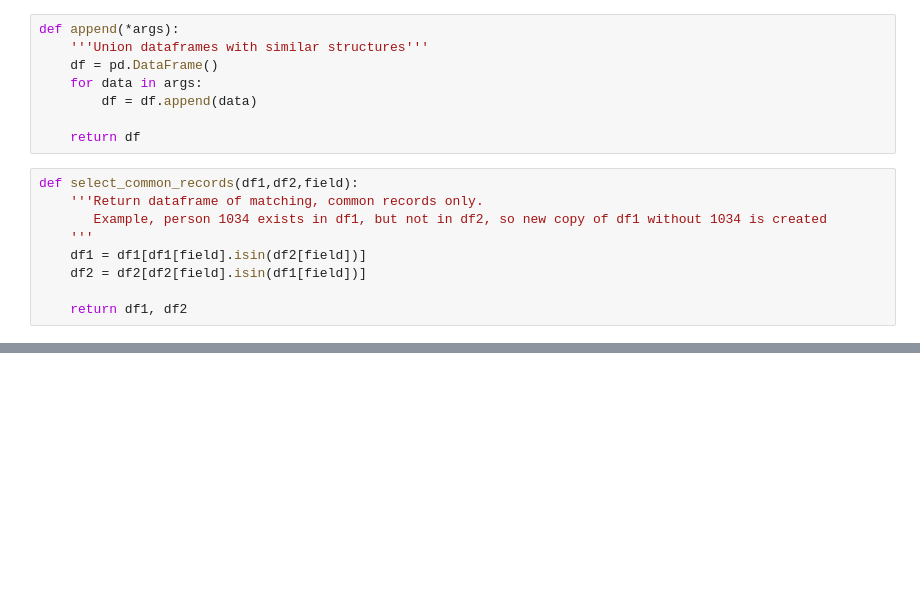
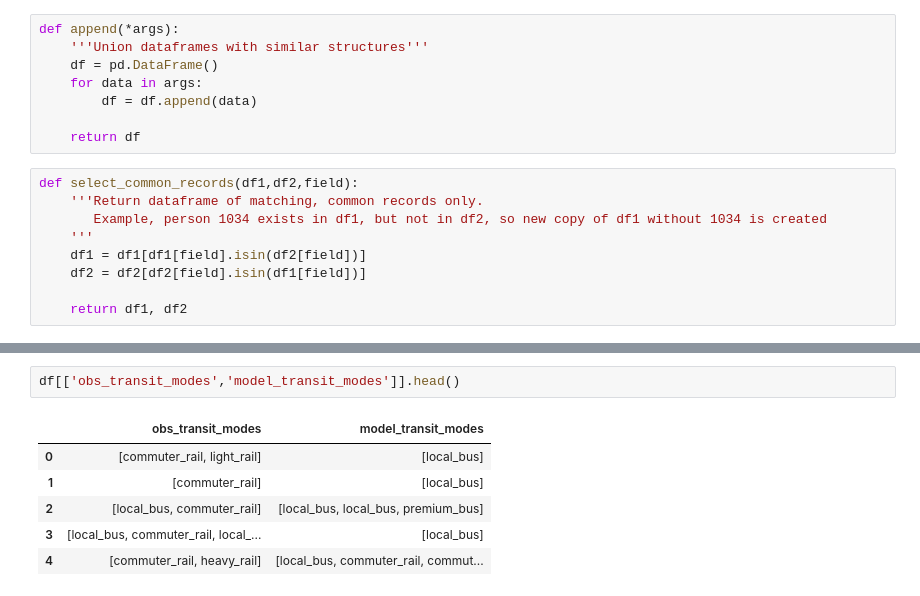
Before and after one commit to sfcta/fast-trips-validation, a Jupyter notebook: notebooks/prepare_fasttrips.ipynb, the cells around one changed output, grey strips where cells are left out. Drawn from its saved outputs; the diff is of its cells as text; blank space fills up the shorter version.

```diff
--- a/notebooks/prepare_fasttrips.ipynb
+++ b/notebooks/prepare_fasttrips.ipynb
@@ -647,0 +181,9 @@ export_df
+# %%
+df[['obs_transit_modes','model_transit_modes']].head()
+# %% [output]
+|  | obs_transit_modes | model_transit_modes |
+| 0 | [commuter_rail, light_rail] | [local_bus] |
+| 1 | [commuter_rail] | [local_bus] |
+| 2 | [local_bus, commuter_rail] | [local_bus, local_bus, premium_bus] |
+| 3 | [local_bus, commuter_rail, local_... | [local_bus] |
+| 4 | [commuter_rail, heavy_rail] | [local_bus, commuter_rail, commut... |
```
Also changed, not shown: parts of 125 cells of this notebook, 3 other files.
